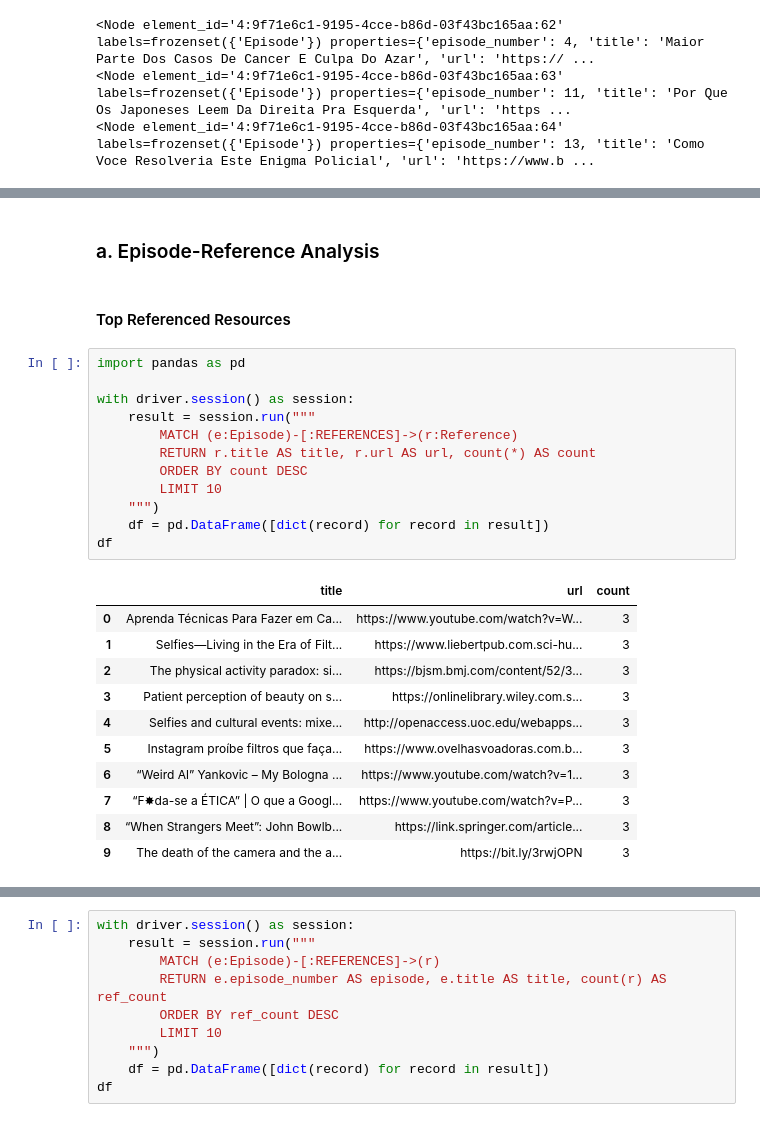
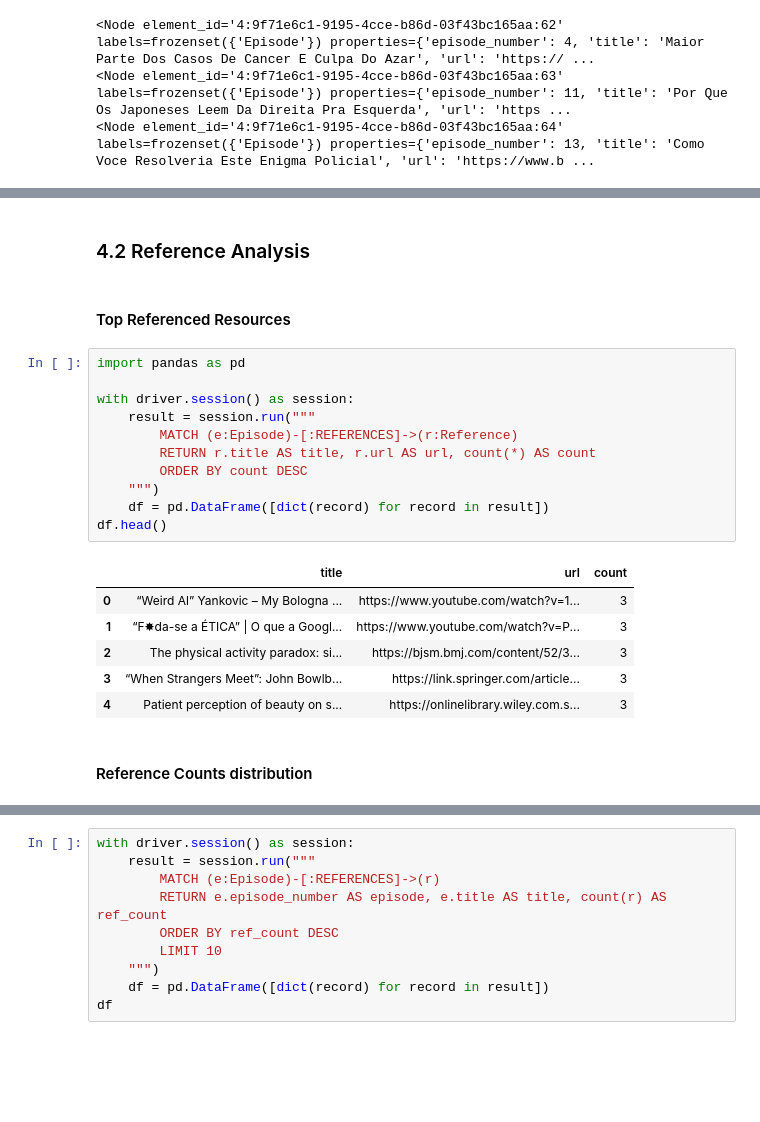
Before and after one commit to fabiohsst/Podcast_Neo4j, a Jupyter notebook: documentation/Graph_database_analysis.ipynb, the cells around one changed output, grey strips where cells are left out. Saved outputs shown, nothing was run; the diff lists cells and outputs as text; blank space fills up the shorter version.

```diff
--- a/documentation/Graph_database_analysis.ipynb
+++ b/documentation/Graph_database_analysis.ipynb
@@ -77,28 +293,24 @@ with driver.session() as session:
 # %% [markdown]
-### a. Episode-Reference Analysis
+### 4.2 Reference Analysis
 # %% [markdown]
 #### Top Referenced Resources
 # %%
 import pandas as pd
 
 with driver.session() as session:
     result = session.run("""
         MATCH (e:Episode)-[:REFERENCES]->(r:Reference)
         RETURN r.title AS title, r.url AS url, count(*) AS count
         ORDER BY count DESC
-        LIMIT 10
     """)
     df = pd.DataFrame([dict(record) for record in result])
-df
+df.head()
 # %% [output]
 |  | title | url | count |
-| 0 | Aprenda Técnicas Para Fazer em Ca... | https://www.youtube.com/watch?v=W... | 3 |
-| 1 | Selfies—Living in the Era of Filt... | https://www.liebertpub.com.sci-hu... | 3 |
+| 0 | “Weird Al” Yankovic – My Bologna ... | https://www.youtube.com/watch?v=1... | 3 |
+| 1 | “F✸da-se a ÉTICA” | O que a Googl... | https://www.youtube.com/watch?v=P... | 3 |
 | 2 | The physical activity paradox: si... | https://bjsm.bmj.com/content/52/3... | 3 |
-| 3 | Patient perception of beauty on s... | https://onlinelibrary.wiley.com.s... | 3 |
-| 4 | Selfies and cultural events: mixe... | http://openaccess.uoc.edu/webapps... | 3 |
-| 5 | Instagram proíbe filtros que faça... | https://www.ovelhasvoadoras.com.b... | 3 |
-| 6 | “Weird Al” Yankovic – My Bologna ... | https://www.youtube.com/watch?v=1... | 3 |
-| 7 | “F✸da-se a ÉTICA” | O que a Googl... | https://www.youtube.com/watch?v=P... | 3 |
-| 8 | “When Strangers Meet”: John Bowlb... | https://link.springer.com/article... | 3 |
-| 9 | The death of the camera and the a... | https://bit.ly/3rwjOPN | 3 |
+| 3 | “When Strangers Meet”: John Bowlb... | https://link.springer.com/article... | 3 |
+| 4 | Patient perception of beauty on s... | https://onlinelibrary.wiley.com.s... | 3 |
+# %% [markdown]
+#### Reference Counts distribution
```
Also changed, not shown: parts of 47 cells of this notebook, 10 other files.
